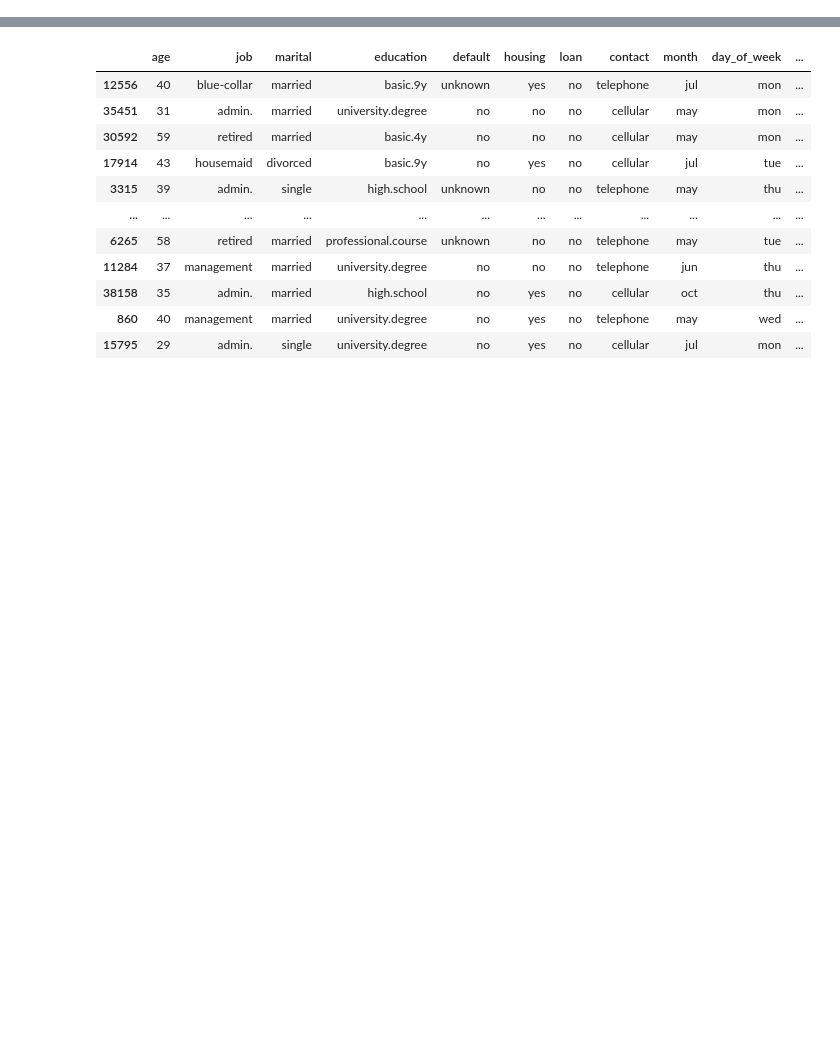
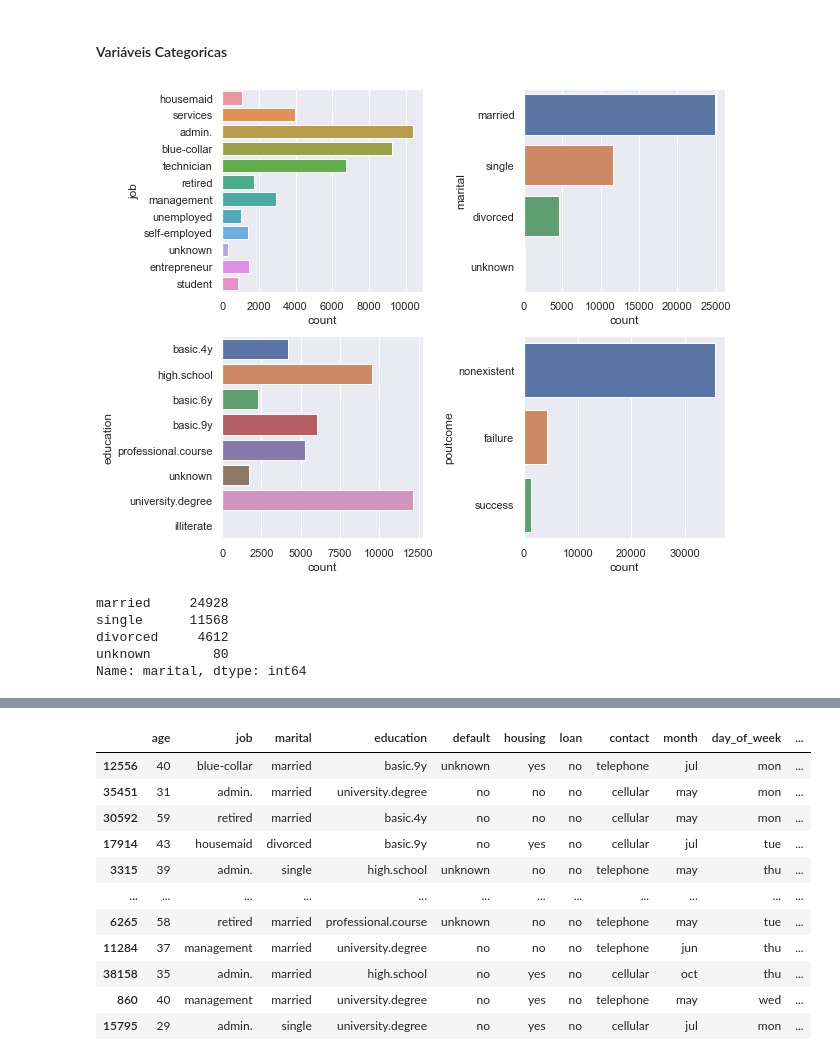
Before and after one commit to silasge/bank-marketing, a Jupyter notebook: notebooks/bank_marketing.ipynb, the cells around one changed output, grey strips where cells are left out. Cells and saved outputs as stored; diff of their text form; code cells hidden in the pictures; blank space fills up the shorter version.

```diff
--- a/notebooks/bank_marketing.ipynb
+++ b/notebooks/bank_marketing.ipynb
@@ -14,0 +152,21 @@ bank_train, bank_test = train_test_split(bank, test_size=0.2, random_state=42)
+# %% [markdown]
+#### Variáveis Categoricas
+# %%
+fig, axs = plt.subplots(nrows=2, ncols=2, figsize=(9, 7))
+
+sns.countplot(y="job", data=bank, ax=axs[0, 0])
+sns.countplot(y="marital", data=bank, ax=axs[0, 1])
+sns.countplot(y="education", data=bank, ax=axs[1, 0])
+sns.countplot(y="poutcome", data=bank, ax=axs[1, 1])
+plt.tight_layout()
+plt.show()
+# %% [output]
+[figure, added]
+# %%
+bank["marital"].value_counts()
+# %% [output]
+married     24928
+single      11568
+divorced     4612
+unknown        80
+Name: marital, dtype: int64
```
Also changed, not shown: parts of 100 cells of this notebook, 1 other file.
